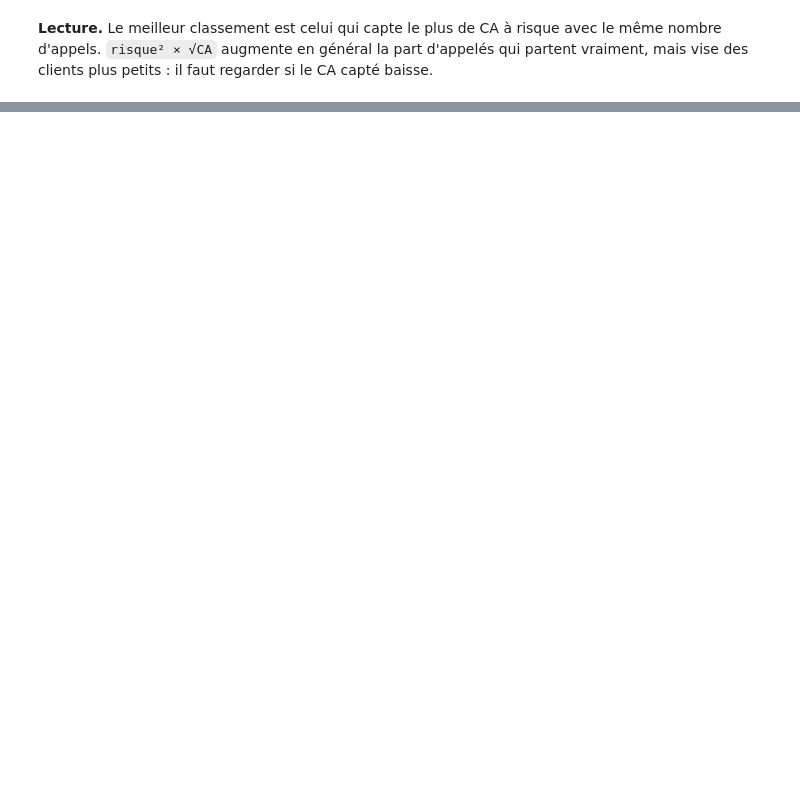
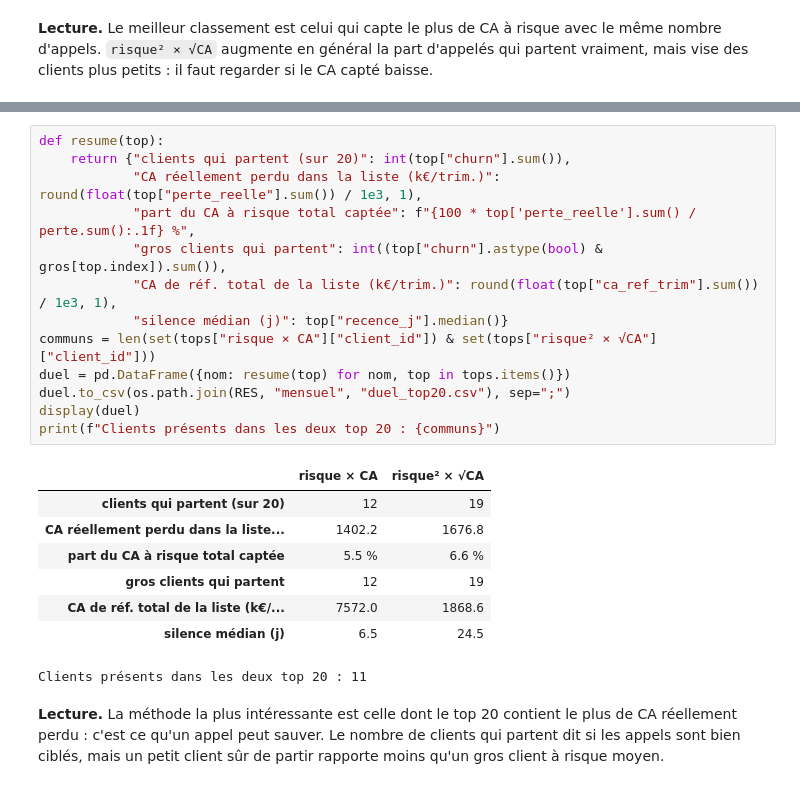
Before and after one commit to ElouanBontron/case_BCGX, a Jupyter notebook: modele_churn/churn_1_modele_mensuel.ipynb, the cells around one changed output, grey strips where cells are left out. Saved outputs shown, nothing was run; the diff lists cells and outputs as text; blank space fills up the shorter version.

```diff
--- a/modele_churn/churn_1_modele_mensuel.ipynb
+++ b/modele_churn/churn_1_modele_mensuel.ipynb
@@ -324,0 +349,24 @@ display(affiche)
+# %%
+def resume(top):
+    return {"clients qui partent (sur 20)": int(top["churn"].sum()),
+            "CA réellement perdu dans la liste (k€/trim.)": round(float(top["perte_reelle"].sum()) / 1e3, 1),
+            "part du CA à risque total captée": f"{100 * top['perte_reelle'].sum() / perte.sum():.1f} %",
+            "gros clients qui partent": int((top["churn"].astype(bool) & gros[top.index]).sum()),
+            "CA de réf. total de la liste (k€/trim.)": round(float(top["ca_ref_trim"].sum()) / 1e3, 1),
+            "silence médian (j)": top["recence_j"].median()}
+communs = len(set(tops["risque × CA"]["client_id"]) & set(tops["risque² × √CA"]["client_id"]))
+duel = pd.DataFrame({nom: resume(top) for nom, top in tops.items()})
+duel.to_csv(os.path.join(RES, "mensuel", "duel_top20.csv"), sep=";")
+display(duel)
+print(f"Clients présents dans les deux top 20 : {communs}")
+# %% [output]
+|  | risque × CA | risque² × √CA |
+| clients qui partent (sur 20) | 12 | 19 |
+| CA réellement perdu dans la liste... | 1402.2 | 1676.8 |
+| part du CA à risque total captée | 5.5 % | 6.6 % |
+| gros clients qui partent | 12 | 19 |
+| CA de réf. total de la liste (k€/... | 7572.0 | 1868.6 |
+| silence médian (j) | 6.5 | 24.5 |
+Clients présents dans les deux top 20 : 11
+# %% [markdown]
+**Lecture.** La méthode la plus intéressante est celle dont le top 20 contient le plus de CA réellement perdu : c'est ce qu'un appel peut sauver. Le nombre de clients qui partent dit si les appels sont bien ciblés, mais un petit client sûr de partir rapporte moins qu'un gros client à risque moyen.
```
Also changed, not shown: parts of 5 cells of this notebook.
